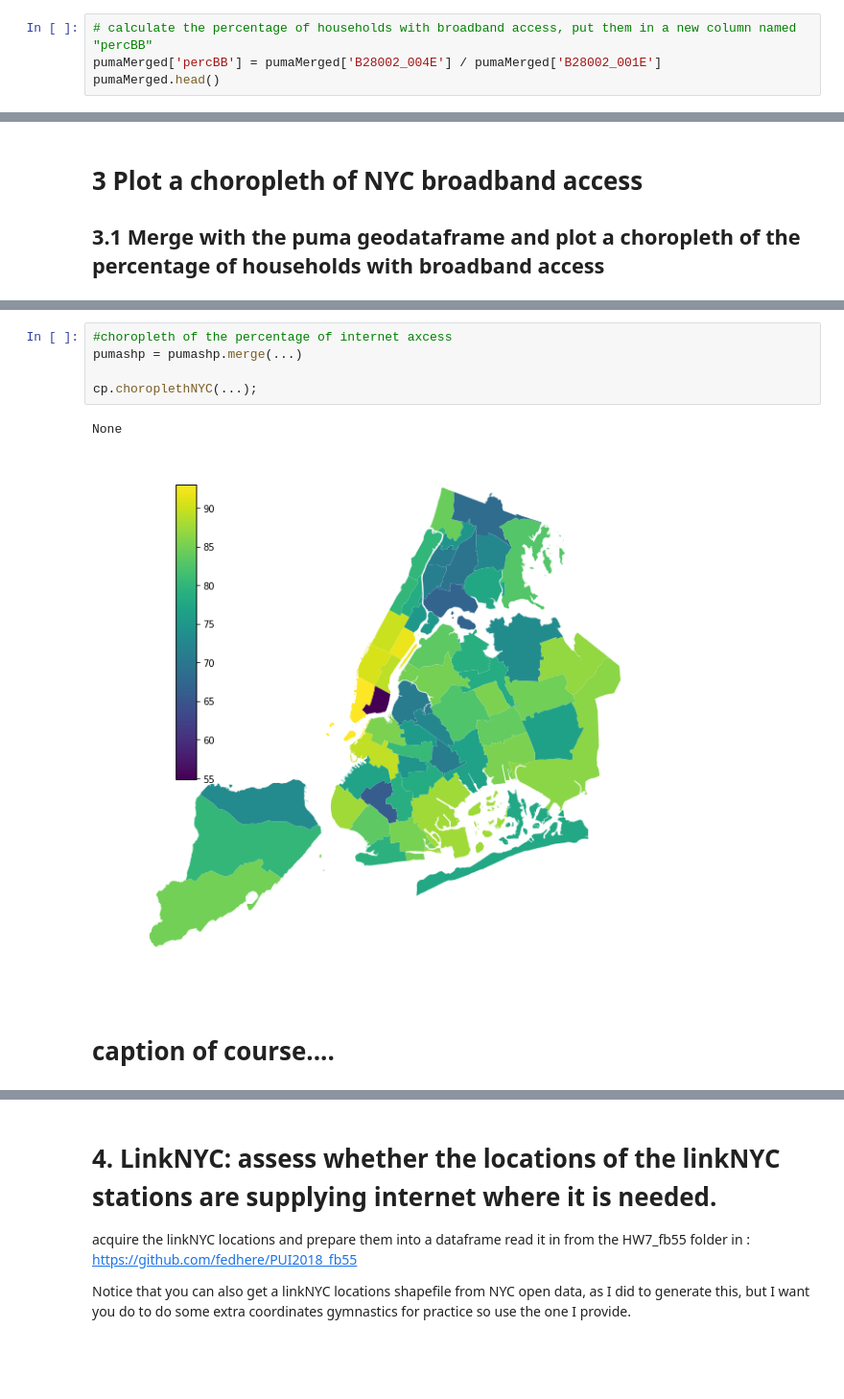
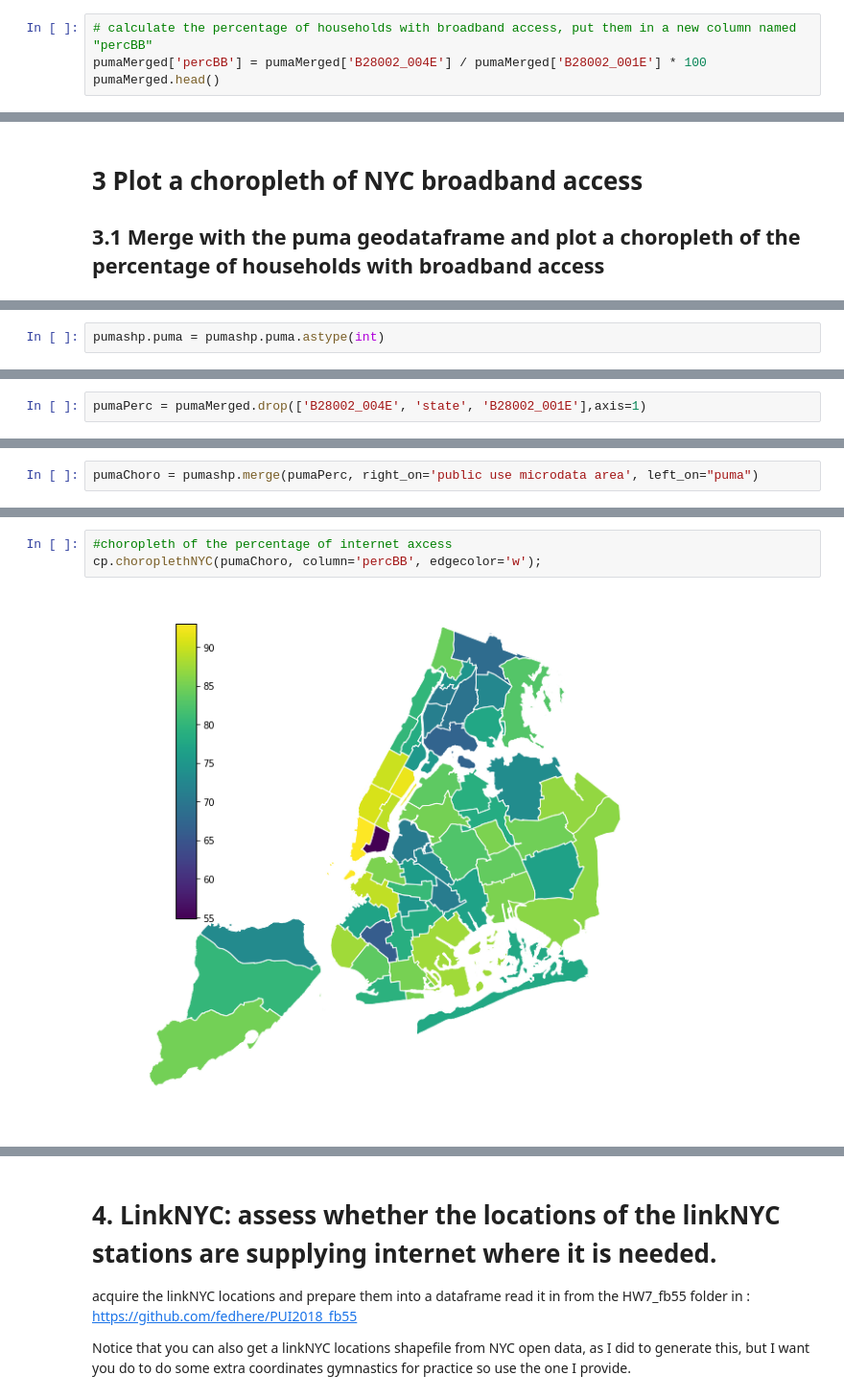
Before and after one commit to effyfan/PUI2018_yf1150, a Jupyter notebook: HW7_yf1150/HW7_1.ipynb, the cells around one changed output, grey strips where cells are left out. Shown at 96% size. Drawn from its saved outputs; the diff is of its cells as text; blank space fills up the shorter version.

```diff
--- a/HW7_yf1150/HW7_1.ipynb
+++ b/HW7_yf1150/HW7_1.ipynb
@@ -292,5 +264,5 @@ Index(['B28002_004E', 'NAME', 'state_x', 'public use microdata area_x',
 # %%
 # calculate the percentage of households with broadband access, put them in a new column named "percBB"
-pumaMerged['percBB'] = pumaMerged['B28002_004E'] / pumaMerged['B28002_001E']
+pumaMerged['percBB'] = pumaMerged['B28002_004E'] / pumaMerged['B28002_001E'] * 100
 pumaMerged.head()
 # %% [output]
@@ -387,0 +465,2 @@ the maximum difference should only be a few percent
+# %%
+pumashp.puma = pumashp.puma.astype(int)
@@ -387,0 +485,2 @@ the maximum difference should only be a few percent
+# %%
+pumaPerc = pumaMerged.drop(['B28002_004E', 'state', 'B28002_001E'],axis=1)
@@ -387,0 +500,2 @@ the maximum difference should only be a few percent
+# %%
+pumaChoro = pumashp.merge(pumaPerc, right_on='public use microdata area', left_on="puma")
@@ -388,10 +511,5 @@ the maximum difference should only be a few percent
 # %%
 #choropleth of the percentage of internet axcess
-pumashp = pumashp.merge(...)
-
-cp.choroplethNYC(...);
+cp.choroplethNYC(pumaChoro, column='percBB', edgecolor='w');
 # %% [output]
-None
-[figure, old version]
+[figure, new version]
-# %% [markdown]
-# caption of course....
```
Also changed, not shown: parts of 49 cells of this notebook, 3 other files.
